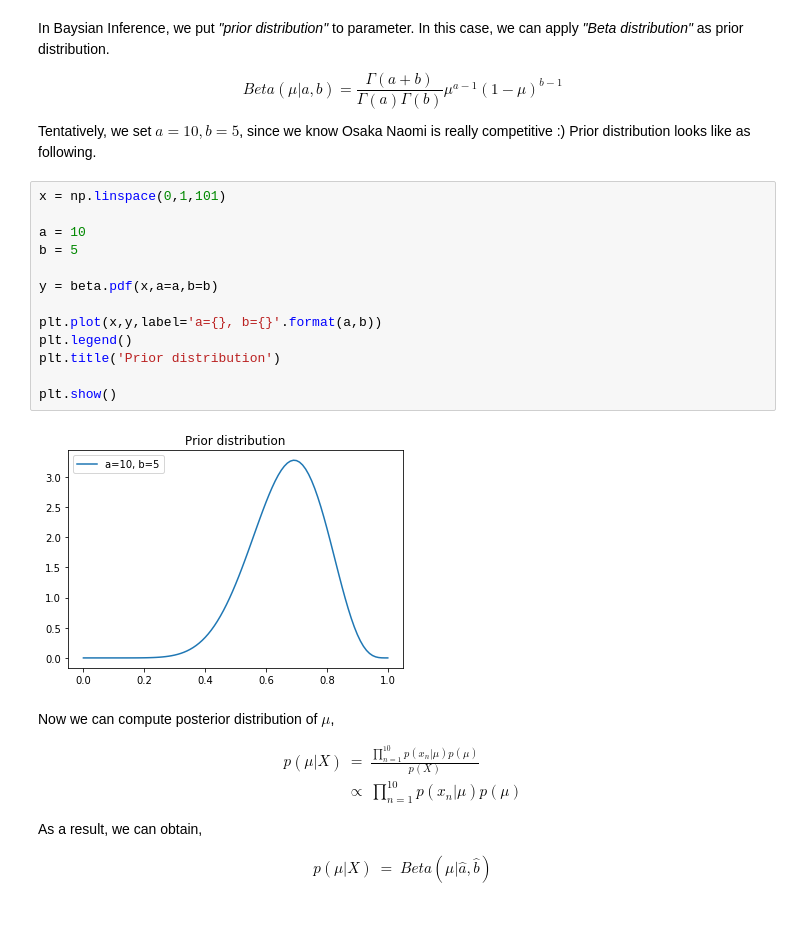
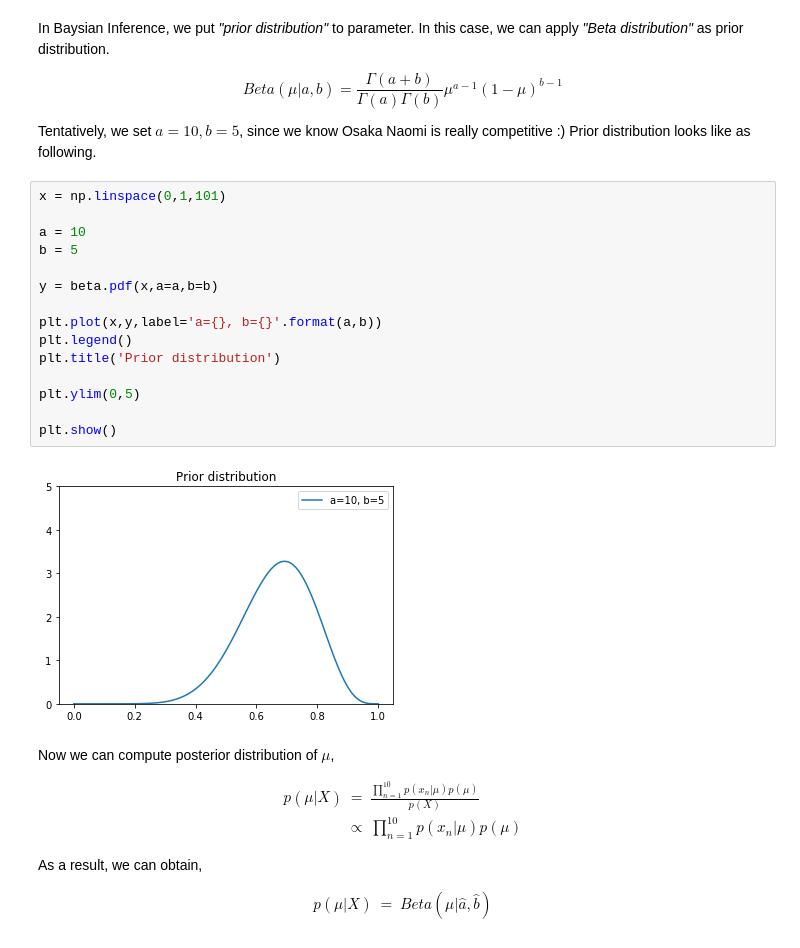
Before and after one commit to hiroshiu12/MLT, a Jupyter notebook: Introduction_Bayesian_Inference_part1.ipynb, the cells around one changed output. Cells and saved outputs as stored; diff of their text form.

```diff
--- a/Introduction_Bayesian_Inference_part1.ipynb
+++ b/Introduction_Bayesian_Inference_part1.ipynb
@@ -141,18 +141,20 @@ Tentatively, we set $a=10, b=5$, since we know Osaka Naomi is really competitive
 # %%
 x = np.linspace(0,1,101)
 
 a = 10
 b = 5
 
 y = beta.pdf(x,a=a,b=b)
 
 plt.plot(x,y,label='a={}, b={}'.format(a,b))
 plt.legend()
 plt.title('Prior distribution')
 
+plt.ylim(0,5)
+
 plt.show()
 # %% [output]
-[figure, old version]
+[figure, new version]
 # %% [markdown]
 Now we can compute posterior distribution of $\mu$,
 
```
Also changed, not shown: parts of 7 cells of this notebook.
